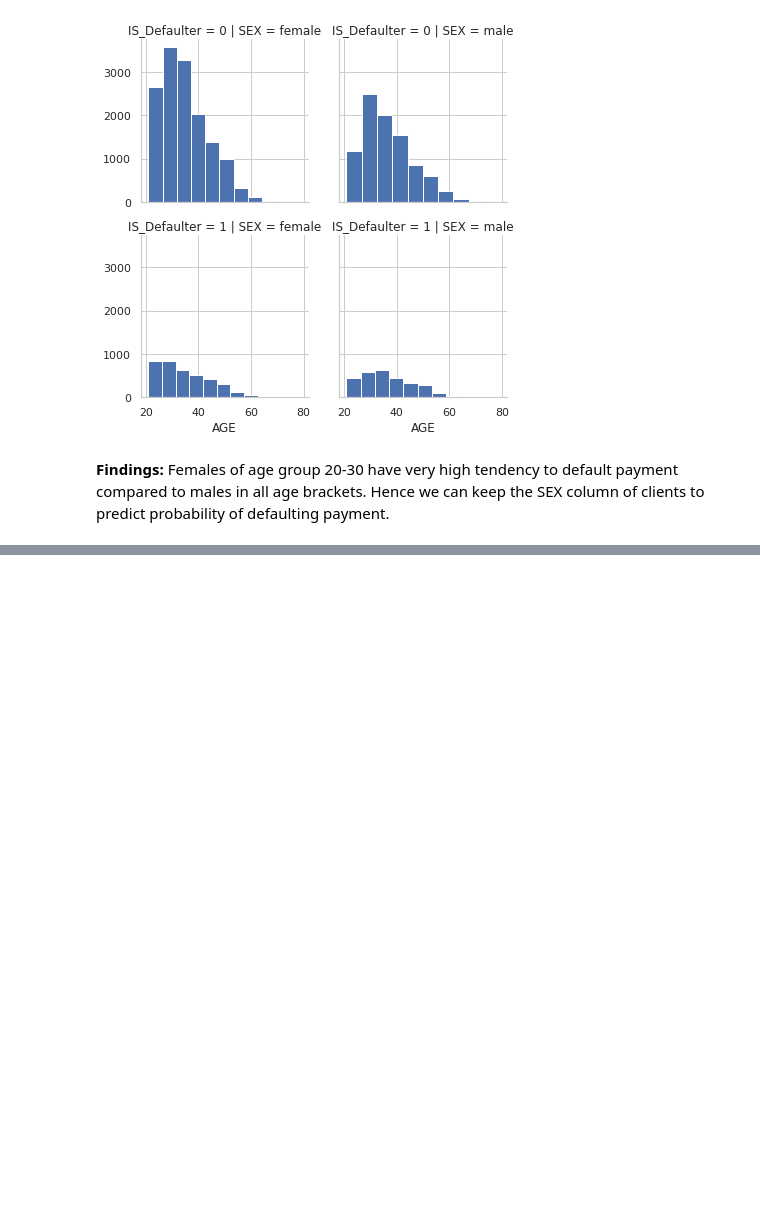
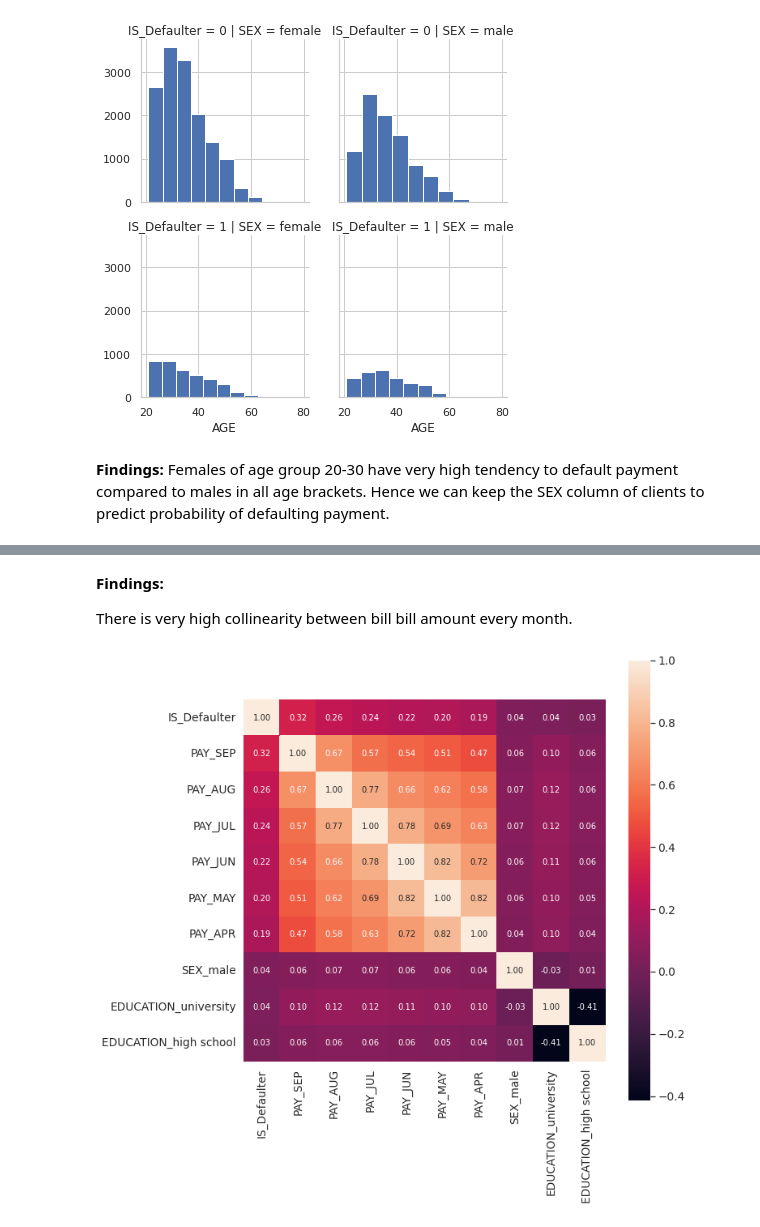
Before and after one commit to sudeep-009/Classification-Capstone-Project--Card-Default-Prediction, a Jupyter notebook: Copy_of_Credit_Card_Default_Prediction_Capstone_Project.ipynb, the cells around one changed output, grey strips where cells are left out. Saved outputs shown, nothing was run; the diff lists cells and outputs as text; code cells hidden in the pictures; blank space fills up the shorter version.

```diff
--- a/Copy_of_Credit_Card_Default_Prediction_Capstone_Project.ipynb
+++ b/Copy_of_Credit_Card_Default_Prediction_Capstone_Project.ipynb
@@ -374,0 +399,19 @@ for i in features:
+# %%
+#dropping column age bin
+final_df.drop(['AGE_BIN'],axis=1,inplace=True)
+# %% [markdown]
+**Findings:**
+
+There is very high collinearity between bill bill amount every month.
+# %%
+#saleprice correlation matrix
+k = 10 #number of variables for heatmap
+corrmat = final_df.corr()
+cols = corrmat.nlargest(k, 'IS_Defaulter')['IS_Defaulter'].index
+cm = np.corrcoef(final_df[cols].values.T)
+sns.set(font_scale=1.25)
+plt.subplots(figsize=(10,10))
+hm = sns.heatmap(cm, cbar=True, annot=True, square=True, fmt='.2f', annot_kws={'size': 10}, yticklabels=cols.values, xticklabels=cols.values)
+plt.show()
+# %% [output]
+[figure, added]
```
Also changed, not shown: parts of 10 cells of this notebook.
